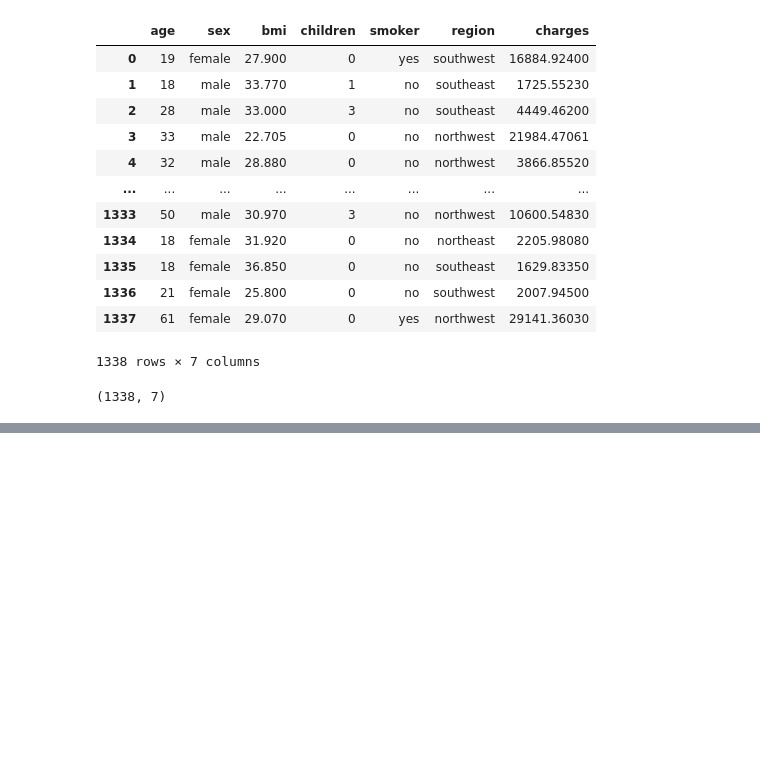
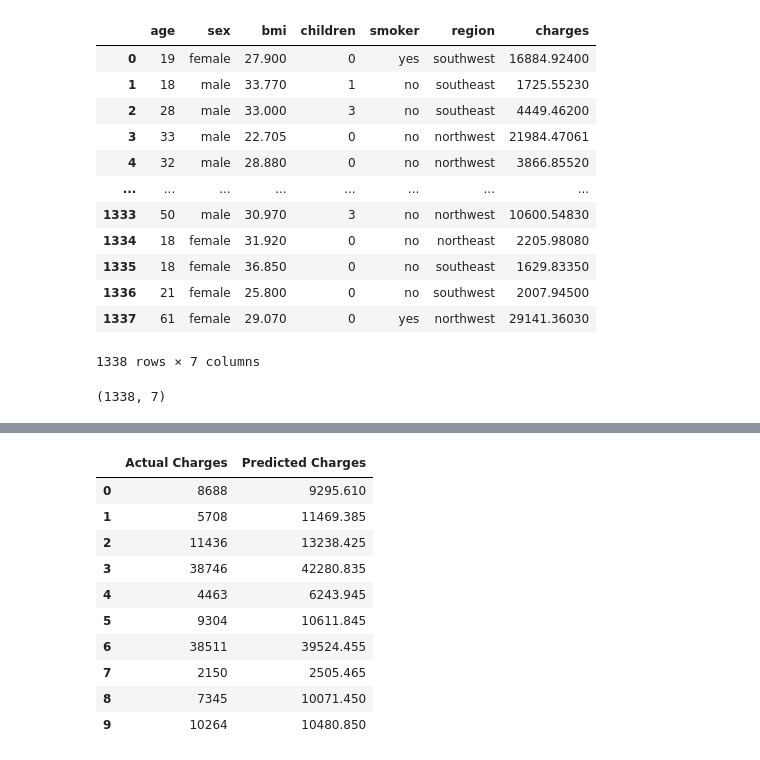
Before and after one commit to faizanfatmi/insurance_Data_Analysis, a Jupyter notebook: insurance.ipynb, the cells around one changed output, grey strips where cells are left out. Cells and saved outputs as stored; diff of their text form; code cells hidden in the pictures; blank space fills up the shorter version.

```diff
--- a/insurance.ipynb
+++ b/insurance.ipynb
@@ -431,0 +583,19 @@ data.shape
+# %%
+comparison = pd.DataFrame({
+    "Actual Charges": y_test.values,
+    "Predicted Charges": rf_pred
+})
+
+comparison.head(10)
+# %% [output]
+|  | Actual Charges | Predicted Charges |
+| 0 | 8688 | 9295.610 |
+| 1 | 5708 | 11469.385 |
+| 2 | 11436 | 13238.425 |
+| 3 | 38746 | 42280.835 |
+| 4 | 4463 | 6243.945 |
+| 5 | 9304 | 10611.845 |
+| 6 | 38511 | 39524.455 |
+| 7 | 2150 | 2505.465 |
+| 8 | 7345 | 10071.450 |
+| 9 | 10264 | 10480.850 |
```
Also changed, not shown: parts of 22 cells of this notebook, 4 other files.
